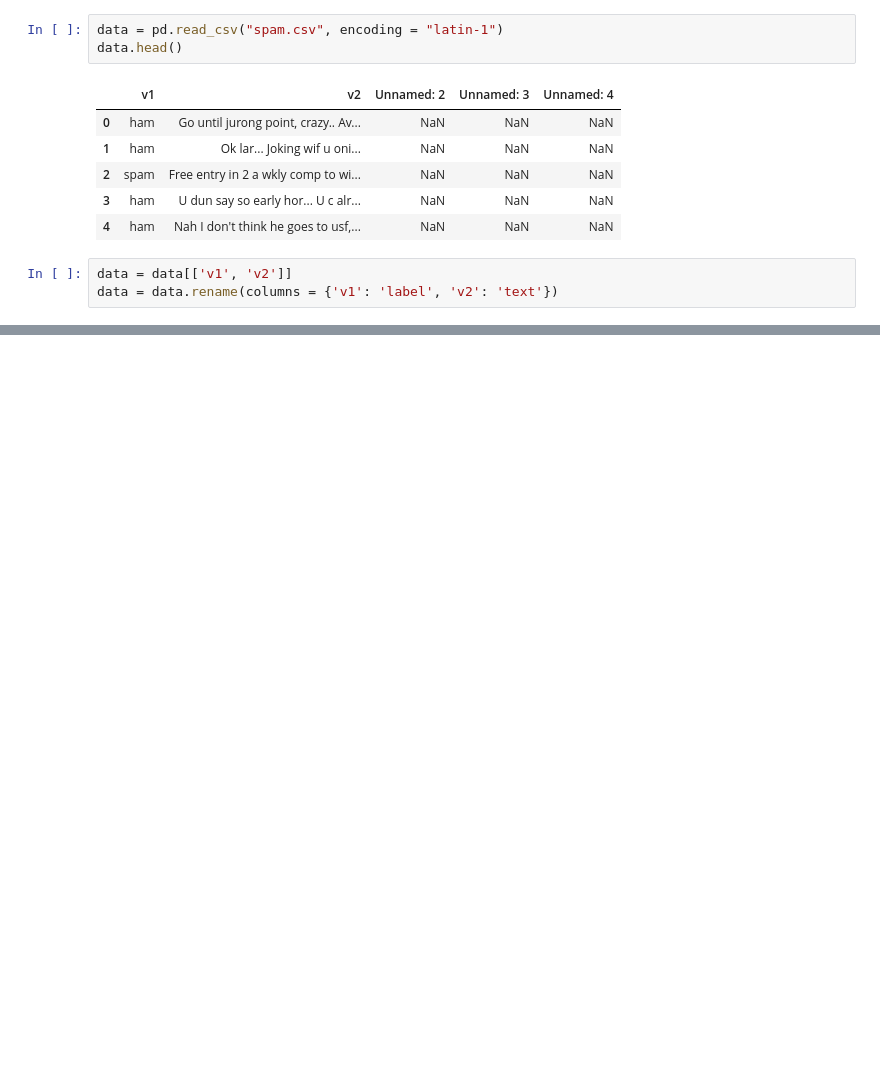
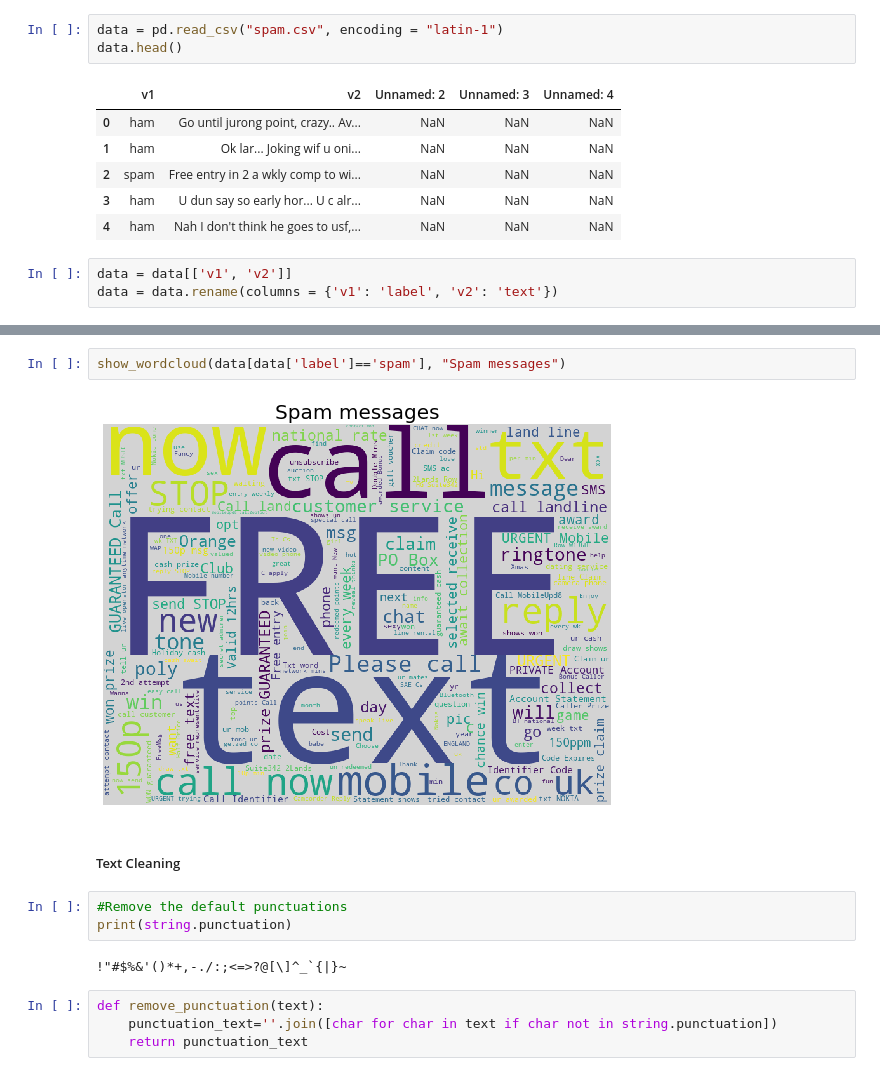
Before and after one commit to trs-kaushik/NLP-Spam-Ham-Classification, a Jupyter notebook: Spam_Ham.ipynb, the cells around one changed output, grey strips where cells are left out. Saved outputs shown, nothing was run; the diff lists cells and outputs as text; blank space fills up the shorter version.

```diff
--- a/Spam_Ham.ipynb
+++ b/Spam_Ham.ipynb
@@ -84,0 +54,15 @@ pred("WINNER")
+# %%
+show_wordcloud(data[data['label']=='spam'], "Spam messages")
+# %% [output]
+[figure, added]
+# %% [markdown]
+##### Text Cleaning
+# %%
+#Remove the default punctuations
+print(string.punctuation)
+# %% [output]
+!"#$%&'()*+,-./:;<=>?@[\]^_`{|}~
+# %%
+def remove_punctuation(text):
+    punctuation_text=''.join([char for char in text if char not in string.punctuation])
+    return punctuation_text
```
Also changed, not shown: parts of 32 cells of this notebook.
